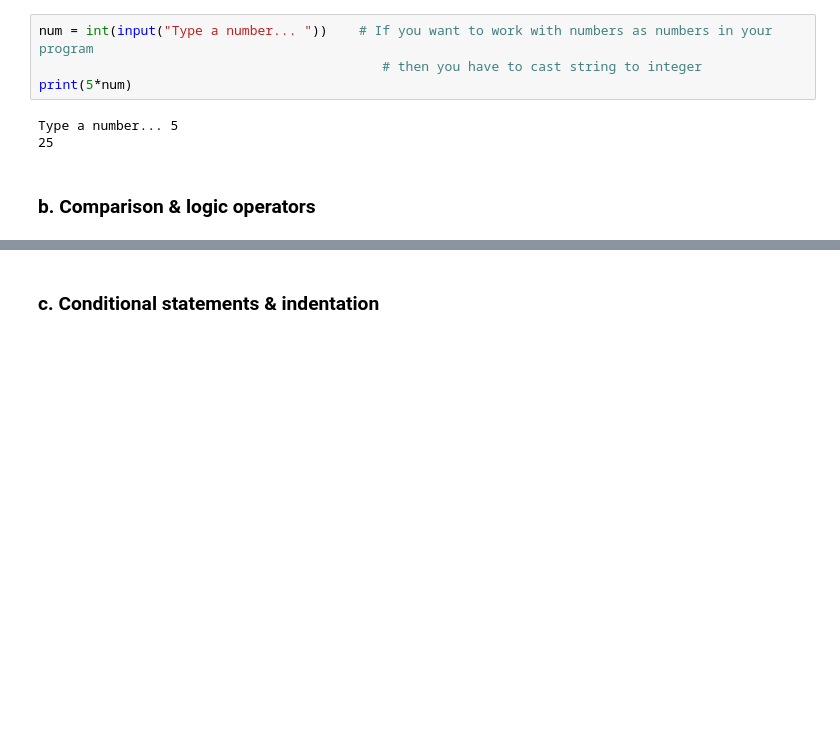
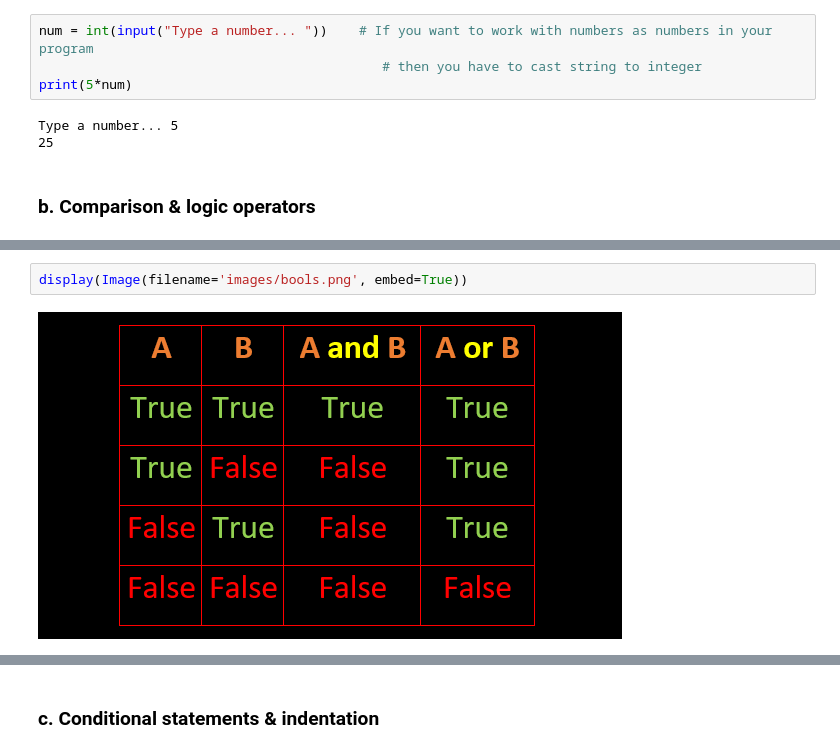
Before and after one commit to eashahabib/Foundation-Course, a Jupyter notebook: Chapter 1. Programming/Module 0. Programming I/1.0.1. Branching and Iteration.ipynb, the cells around one changed output, grey strips where cells are left out. Cells and saved outputs as stored; diff of their text form; blank space fills up the shorter version.

```diff
--- a/Chapter 1. Programming/Module 0. Programming I/1.0.1. Branching and Iteration.ipynb
+++ b/Chapter 1. Programming/Module 0. Programming I/1.0.1. Branching and Iteration.ipynb
@@ -120,0 +174,4 @@ Type a number... 5
+# %%
+display(Image(filename='images/bools.png', embed=True))
+# %% [output]
+[figure, added]
```
Also changed, not shown: parts of 16 cells of this notebook, 3 other files.
